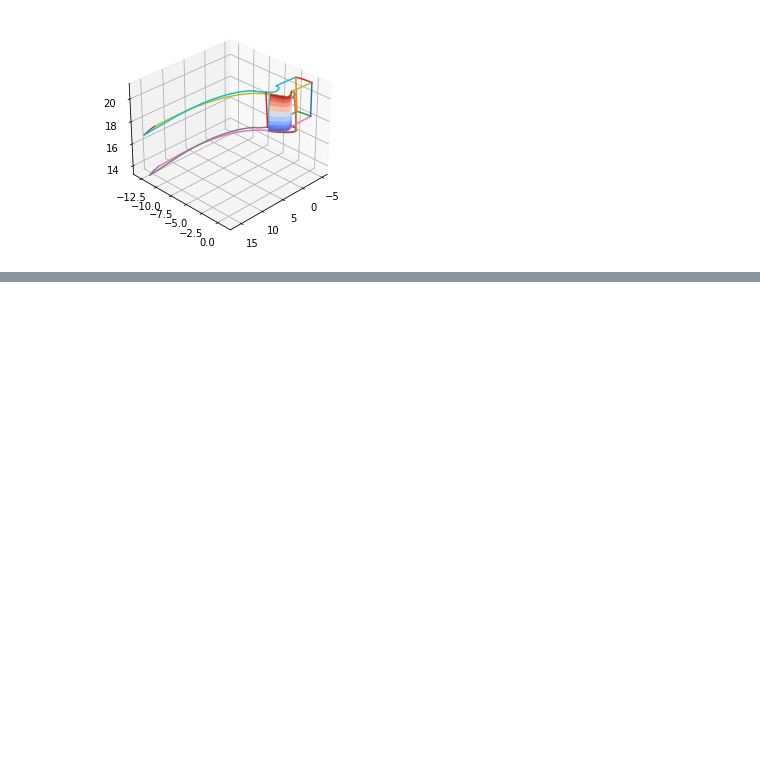
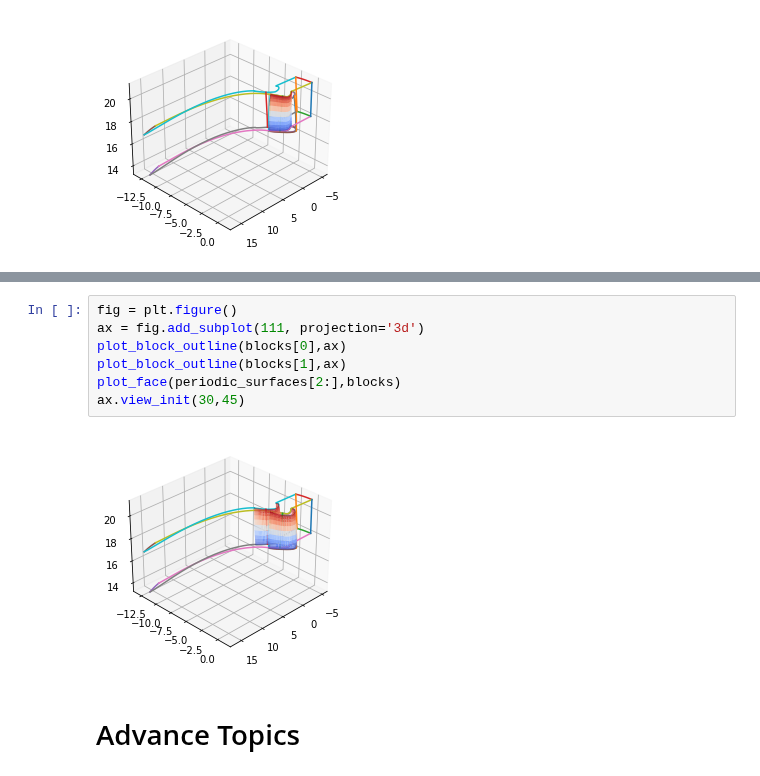
Before and after one commit to nasa/Plot3D_utilities, a Jupyter notebook: colab/Plot3D_SplitBlocksExample.ipynb, the cells around one changed output, grey strips where cells are left out. Drawn from its saved outputs; the diff is of its cells as text; blank space fills up the shorter version.

```diff
--- a/colab/Plot3D_SplitBlocksExample.ipynb
+++ b/colab/Plot3D_SplitBlocksExample.ipynb
@@ -230,0 +291,11 @@ In turbomachinery, simulating an entire turbine wheel requires many points, it i
+# %%
+fig = plt.figure()
+ax = fig.add_subplot(111, projection='3d')
+plot_block_outline(blocks[0],ax)
+plot_block_outline(blocks[1],ax)
+plot_face(periodic_surfaces[2:],blocks)
+ax.view_init(30,45)
+# %% [output]
+[figure, added]
+# %% [markdown]
+# Advance Topics
```
Also changed, not shown: parts of 31 cells of this notebook, 2 other files.
